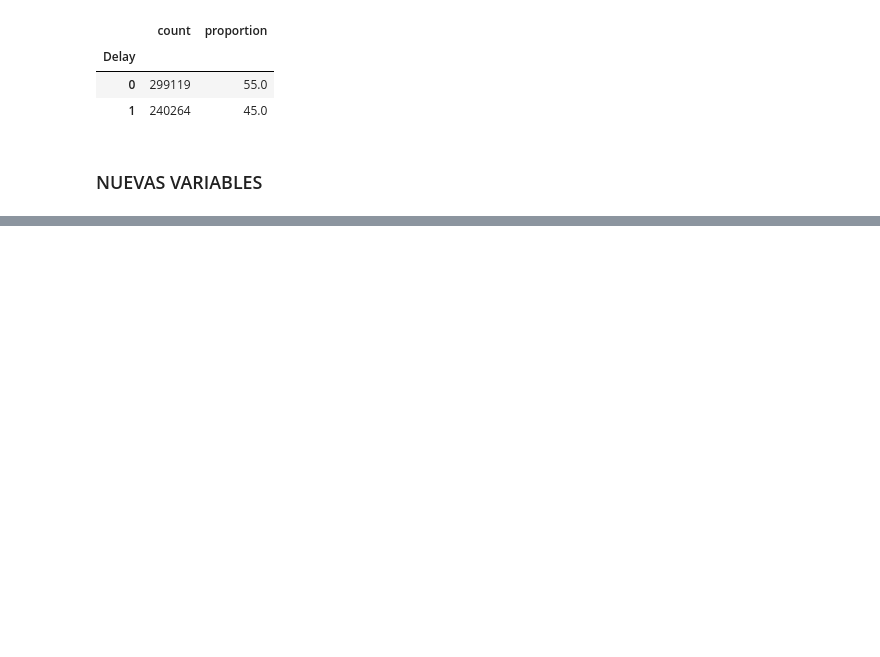
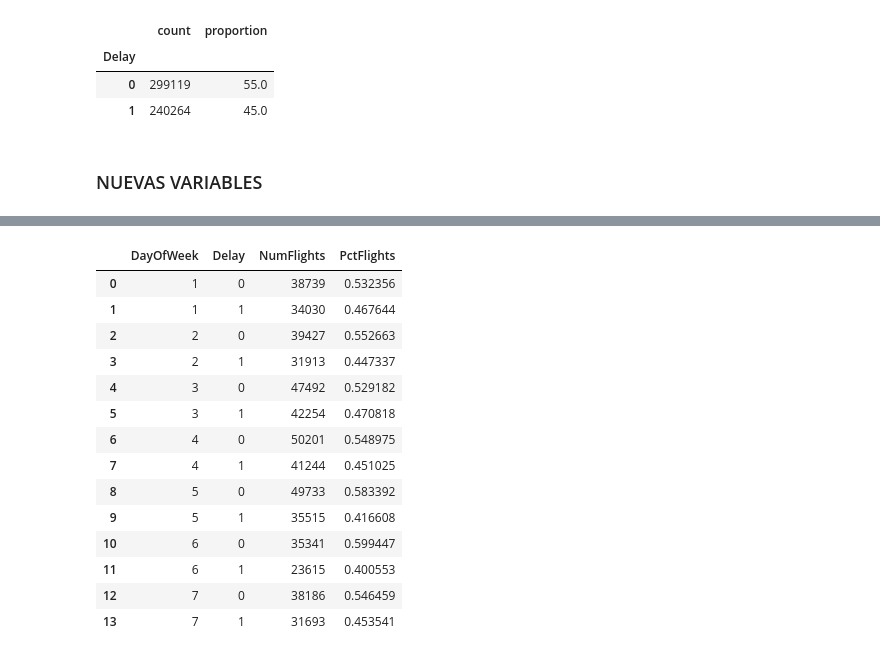
Before and after one commit to Sts87/FlightOnTime, a Jupyter notebook: FlightOnTime-Analisis.ipynb, the cells around one changed output, grey strips where cells are left out. Saved outputs shown, nothing was run; the diff lists cells and outputs as text; code cells hidden in the pictures; blank space fills up the shorter version.

```diff
--- a/FlightOnTime-Analisis.ipynb
+++ b/FlightOnTime-Analisis.ipynb
@@ -177,0 +161,20 @@ dtype: float64
+# %%
+df2 = df.groupby(['DayOfWeek', 'Delay'])['Delay'].count().reset_index(name='NumFlights')
+df2['PctFlights'] = df2.groupby('DayOfWeek')['NumFlights'].transform(lambda x: x / x.sum())
+df2
+# %% [output]
+|  | DayOfWeek | Delay | NumFlights | PctFlights |
+| 0 | 1 | 0 | 38739 | 0.532356 |
+| 1 | 1 | 1 | 34030 | 0.467644 |
+| 2 | 2 | 0 | 39427 | 0.552663 |
+| 3 | 2 | 1 | 31913 | 0.447337 |
+| 4 | 3 | 0 | 47492 | 0.529182 |
+| 5 | 3 | 1 | 42254 | 0.470818 |
+| 6 | 4 | 0 | 50201 | 0.548975 |
+| 7 | 4 | 1 | 41244 | 0.451025 |
+| 8 | 5 | 0 | 49733 | 0.583392 |
+| 9 | 5 | 1 | 35515 | 0.416608 |
+| 10 | 6 | 0 | 35341 | 0.599447 |
+| 11 | 6 | 1 | 23615 | 0.400553 |
+| 12 | 7 | 0 | 38186 | 0.546459 |
+| 13 | 7 | 1 | 31693 | 0.453541 |
```
Also changed, not shown: parts of 8 cells of this notebook.
